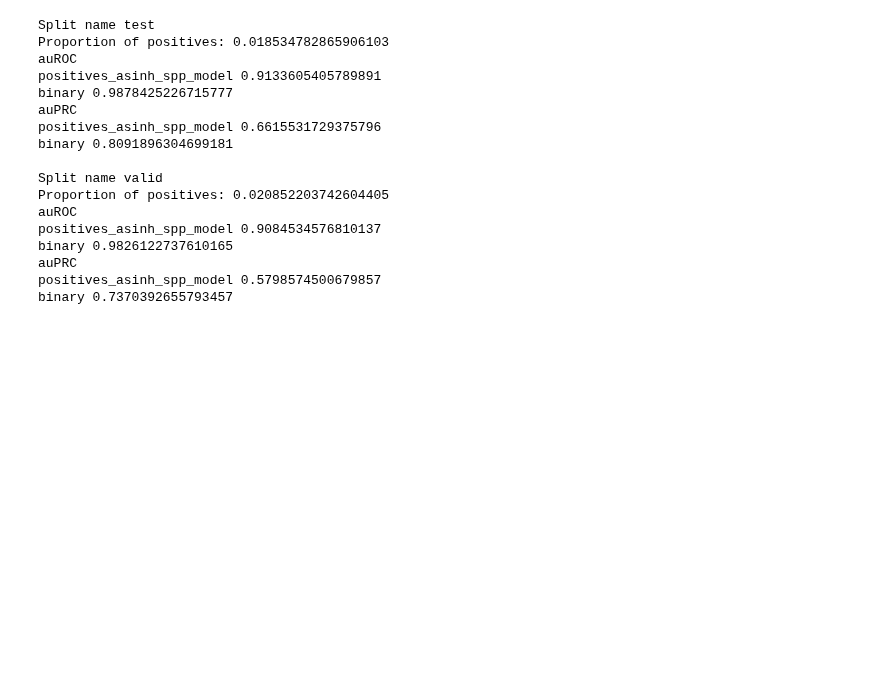
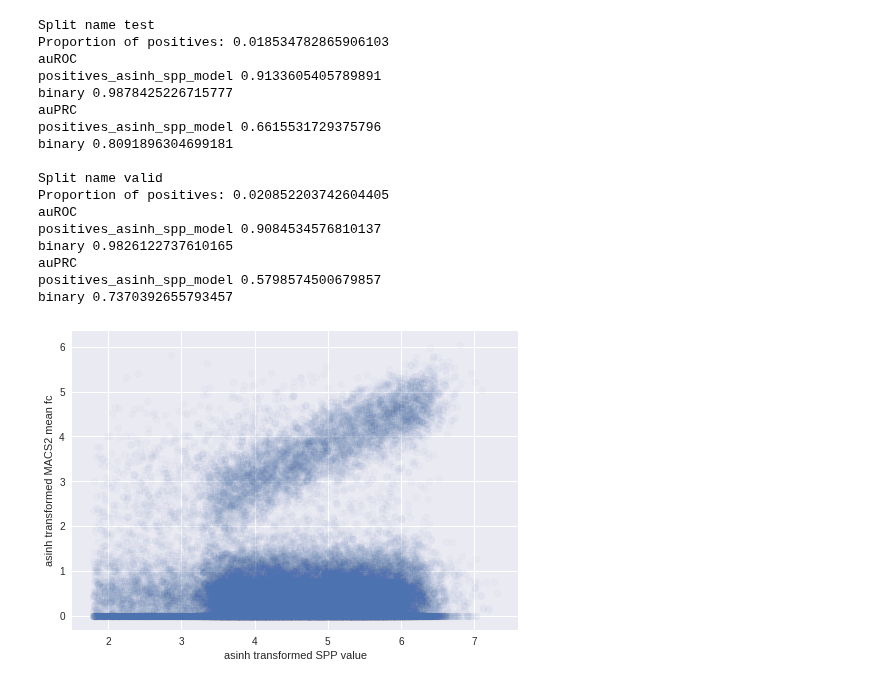
Before and after one commit to AvantiShri/colab_notebooks, a Jupyter notebook: Abhi_CTCF_Replication.ipynb, the cells around one changed output. Saved outputs shown, nothing was run; the diff lists cells and outputs as text; code cells hidden in the pictures; blank space fills up the shorter version.

Commit message:
Added plot comparing MACS2 foldchange and SPP signal values

```diff
--- a/Abhi_CTCF_Replication.ipynb
+++ b/Abhi_CTCF_Replication.ipynb
@@ -638,3 +629,21 @@ binary 0.9826122737610165
 auPRC
 positives_asinh_spp_model 0.5798574500679857
 binary 0.7370392655793457
+# %%
+#prepare asinh fold change on positives alongside the spp fold change
+!paste <(zcat positives_asinh_spp.gz | sortBed) <(zcat binary_labels_and_signal.gz | perl -lane 'BEGIN {use Math::Trig} {if ($F[3]==1) {print $F[0]."\t".$F[1]."\t".$F[2]."\t".asinh($F[4])}}' | sortBed | cut -f4)  | gzip -c > positives_asinh_spp_and_fc.gz
+
+#plot the two
+import gzip
+positives_asinh_spp_and_fc_vals = np.array([[float(y) for y in x.decode("utf-8").rstrip().split("\t")[3:5]]
+                                   for x in gzip.open("positives_asinh_spp_and_fc.gz", 'rb')])
+
+from matplotlib import pyplot as plt
+plt.scatter(positives_asinh_spp_and_fc_vals[:,0],
+            positives_asinh_spp_and_fc_vals[:,1],
+            alpha=0.03)
+plt.xlabel("asinh transformed SPP value")
+plt.ylabel("asinh transformed MACS2 mean fc")
+plt.show()
+# %% [output]
+[figure, added]
```
Also changed, not shown: parts of 2 cells of this notebook.
